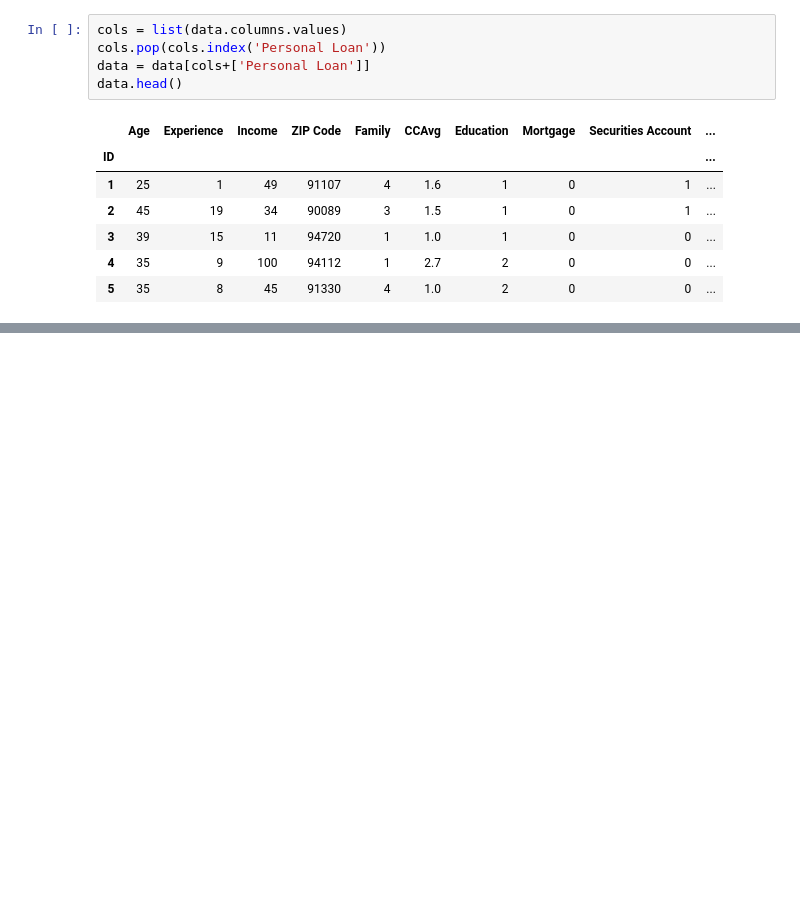
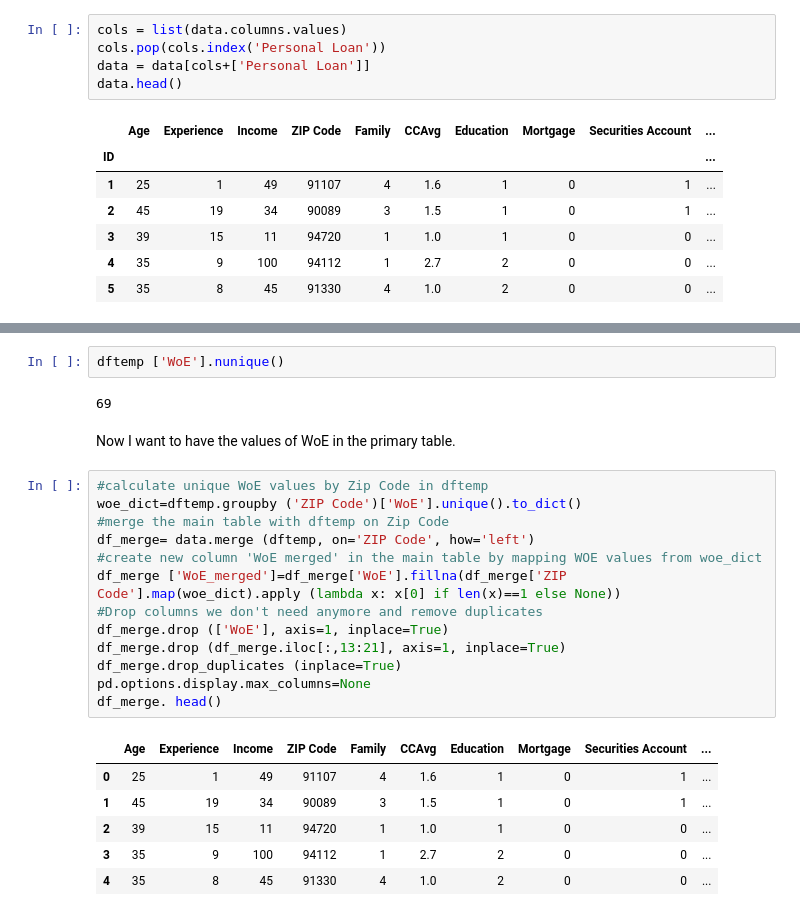
Before and after one commit to MostafaGorgani/Classification-models-for-personal-loan-customers, a Jupyter notebook: Bank personal loan modelling-April2023.ipynb, the cells around one changed output, grey strips where cells are left out. Cells and saved outputs as stored; diff of their text form; blank space fills up the shorter version.

```diff
--- a/Bank personal loan modelling-April2023.ipynb
+++ b/Bank personal loan modelling-April2023.ipynb
@@ -48,0 +154,26 @@ data.head()
+# %%
+dftemp ['WoE'].nunique()
+# %% [output]
+69
+# %% [markdown]
+Now I want to have the values of WoE in the primary table.
+# %%
+#calculate unique WoE values by Zip Code in dftemp
+woe_dict=dftemp.groupby ('ZIP Code')['WoE'].unique().to_dict()
+#merge the main table with dftemp on Zip Code
+df_merge= data.merge (dftemp, on='ZIP Code', how='left')
+#create new column 'WoE merged' in the main table by mapping WOE values from woe_dict
+df_merge ['WoE_merged']=df_merge['WoE'].fillna(df_merge['ZIP Code'].map(woe_dict).apply (lambda x: x[0] if len(x)==1 else None))
+#Drop columns we don't need anymore and remove duplicates
+df_merge.drop (['WoE'], axis=1, inplace=True)
+df_merge.drop (df_merge.iloc[:,13:21], axis=1, inplace=True)
+df_merge.drop_duplicates (inplace=True)
+pd.options.display.max_columns=None
+df_merge. head()
+# %% [output]
+|  | Age | Experience | Income | ZIP Code | Family | CCAvg | Education | Mortgage | Securities Account | ... |
+| 0 | 25 | 1 | 49 | 91107 | 4 | 1.6 | 1 | 0 | 1 | ... |
+| 1 | 45 | 19 | 34 | 90089 | 3 | 1.5 | 1 | 0 | 1 | ... |
+| 2 | 39 | 15 | 11 | 94720 | 1 | 1.0 | 1 | 0 | 0 | ... |
+| 3 | 35 | 9 | 100 | 94112 | 1 | 2.7 | 2 | 0 | 0 | ... |
+| 4 | 35 | 8 | 45 | 91330 | 4 | 1.0 | 2 | 0 | 0 | ... |
```
Also changed, not shown: parts of 13 cells of this notebook.
